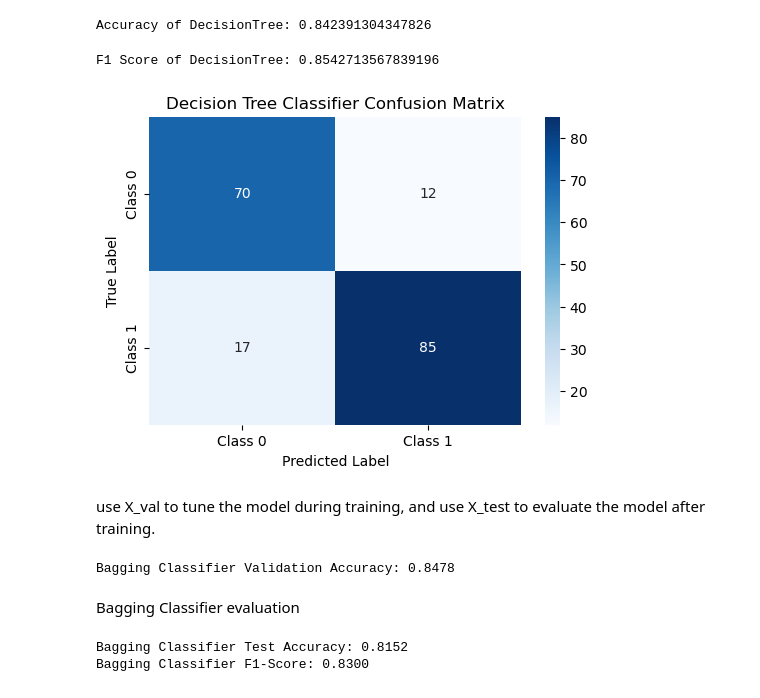
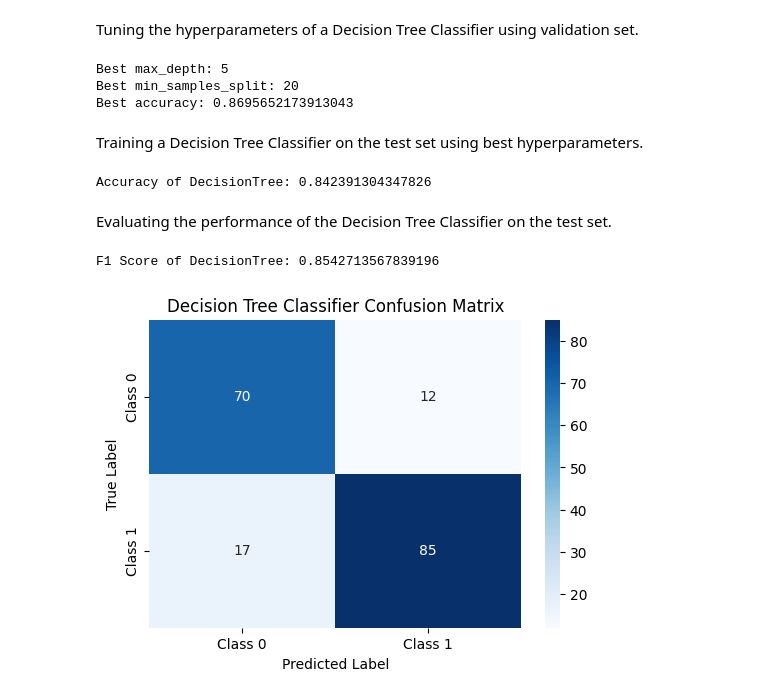
Before and after one commit to Into-To-AI/CardioVascular-Disease-Classification, a Jupyter notebook: train.ipynb, the cells around one changed output. Cells and saved outputs as stored; diff of their text form; code cells hidden in the pictures.

```diff
--- a/train.ipynb
+++ b/train.ipynb
@@ -22,7 +23,7 @@ y = data['HeartDisease']
 
 # One-Hot Encoding for non-binary categorical features
 categorical_cols = X.select_dtypes(include=['object', 'category']).columns.tolist()
-encoder = OneHotEncoder(sparse=False)
+encoder = OneHotEncoder(sparse_output=False)
 
 if categorical_cols:  # Only encode if there are categorical features
     encoded_array = encoder.fit_transform(X[categorical_cols])
@@ -45,3 +48,5 @@ X_val, X_test, y_val, y_test = train_test_split(
+# %% [markdown]
+Tuning the hyperparameters of a Decision Tree Classifier using validation set.
 # %%
 # tune the hyperparameters of the DecisionTree model
 max_depths = [5, 10, 15, 20, 25, 30, 35, 40, 45, 50]
@@ -50,61 +55,57 @@ min_samples_splits = [2, 4, 6, 8, 10, 20, 40, 60, 80, 100]
 # Initialize best hyperparameters
 best_max_depth = None
 best_min_samples_split = None
-best_accuracy = 0
+best_accuracy_dt = 0
 
 # Tune hyperparameters
 for max_depth in max_depths:
     for min_samples_split in min_samples_splits:
-        model = DecisionTree(max_depth=max_depth, min_sample_split=min_samples_split)
-        model.fit(X_train, y_train)
-        y_pred = model.predict(X_val)
-        accuracy = accuracy_score(y_val, y_pred)
-        if accuracy > best_accuracy:
+        model_dt = DecisionTree(max_depth=max_depth, min_sample_split=min_samples_split)
+        model_dt.fit(X_train, y_train)
+        y_pred_dt = model_dt.predict(X_val)
+        accuracy_dt = accuracy_score(y_val, y_pred_dt)
+        if accuracy_dt > best_accuracy_dt:
             best_max_depth = max_depth
             best_min_samples_split = min_samples_split
-            best_accuracy = accuracy
+            best_accuracy_dt = accuracy_dt
+
+print(f'Best max_depth: {best_max_depth}')
+print(f'Best min_samples_split: {best_min_samples_split}')
+print(f'Best accuracy: {best_accuracy_dt}')
+# %% [output]
+Best max_depth: 5
+Best min_samples_split: 20
+Best accuracy: 0.8695652173913043
+# %% [markdown]
+Training a Decision Tree Classifier on the test set using best hyperparameters.
 # %%
 # Train the DecisionTree model with the best hyperparameters
-model = DecisionTree(max_depth=best_max_depth, min_sample_split=best_min_samples_split)
-model.fit(X_train, y_train)
+dt_model = DecisionTree(max_depth=best_max_depth, min_sample_split=best_min_samples_split)
+dt_model.fit(X_train, y_train)
 
 # get predictions and accuracy of the DecisionTree model on the test set
-y_pred = model.predict(X_test)
-accuracy = accuracy_score(y_test, y_pred)
-print(f"Accuracy of DecisionTree: {accuracy}")
+y_pred_dt_test = dt_model.predict(X_test)
+test_accuracy_dt = accuracy_score(y_test, y_pred_dt_test)
+print(f"Accuracy of DecisionTree: {test_accuracy_dt}")
 # %% [output]
 Accuracy of DecisionTree: 0.842391304347826
+# %% [markdown]
+Evaluating the performance of the Decision Tree Classifier on the test set.
 # %%
 # calculate the F1 score of the DecisionTree model
-f1 = f1_score(y_test, y_pred)
-print(f"F1 Score of DecisionTree: {f1}")
+f1_dt = f1_score(y_test, y_pred_dt_test)
+print(f"F1 Score of DecisionTree: {f1_dt}")
 # Plot Confusion Matrix for DecisionTree
-conf_matrix = confusion_matrix(y_test, y_pred)
+conf_matrix_dt = confusion_matrix(y_test, y_pred_dt_test)
 def plot_confusion_matrix(conf_matrix, title):
     plt.figure(figsize=(6, 4))
     sns.heatmap(conf_matrix, annot=True, fmt='d', cmap='Blues', xticklabels=["Class 0", "Class 1"], yticklabels=["Class 0", "Class 1"])
     plt.xlabel("Predicted Label")
     plt.ylabel("True Label")
     plt.title(title)
     plt.show()
 
-plot_confusion_matrix(conf_matrix, "Decision Tree Classifier Confusion Matrix")
+plot_confusion_matrix(conf_matrix_dt, "Decision Tree Classifier Confusion Matrix")
 # %% [output]
 F1 Score of DecisionTree: 0.8542713567839196
-[figure, old version]
+[figure, new version]
-# %% [markdown]
-use X_val to tune the model during training, and use X_test to evaluate the model after training.
-# %%
-# Train the Bagging Classifier
-bagging_model = BaggingClassifier(base_learner=DecisionTree, n_estimators=20)
-bagging_model.fit(X_train, y_train)
-
-# Predict using Bagging Classifier
-val_set = bagging_model.predict(X_val)
-# Compute accuracy
-accuracy = accuracy_score(y_val, val_set)
-print(f"Bagging Classifier Validation Accuracy: {accuracy:.4f}")
-# %% [output]
-Bagging Classifier Validation Accuracy: 0.8478
-# %% [markdown]
-Bagging Classifier evaluation
@@ -119,7 +111,0 @@ conf_matrix = confusion_matrix(y_test, y_pred)
-# %%
-# Print accuracy and F1-score
-print(f"Bagging Classifier Test Accuracy: {accuracy:.4f}")
-print(f"Bagging Classifier F1-Score: {f1:.4f}")
-# %% [output]
-Bagging Classifier Test Accuracy: 0.8152
-Bagging Classifier F1-Score: 0.8300
```
Also changed, not shown: parts of 17 cells of this notebook, 1 other file.
